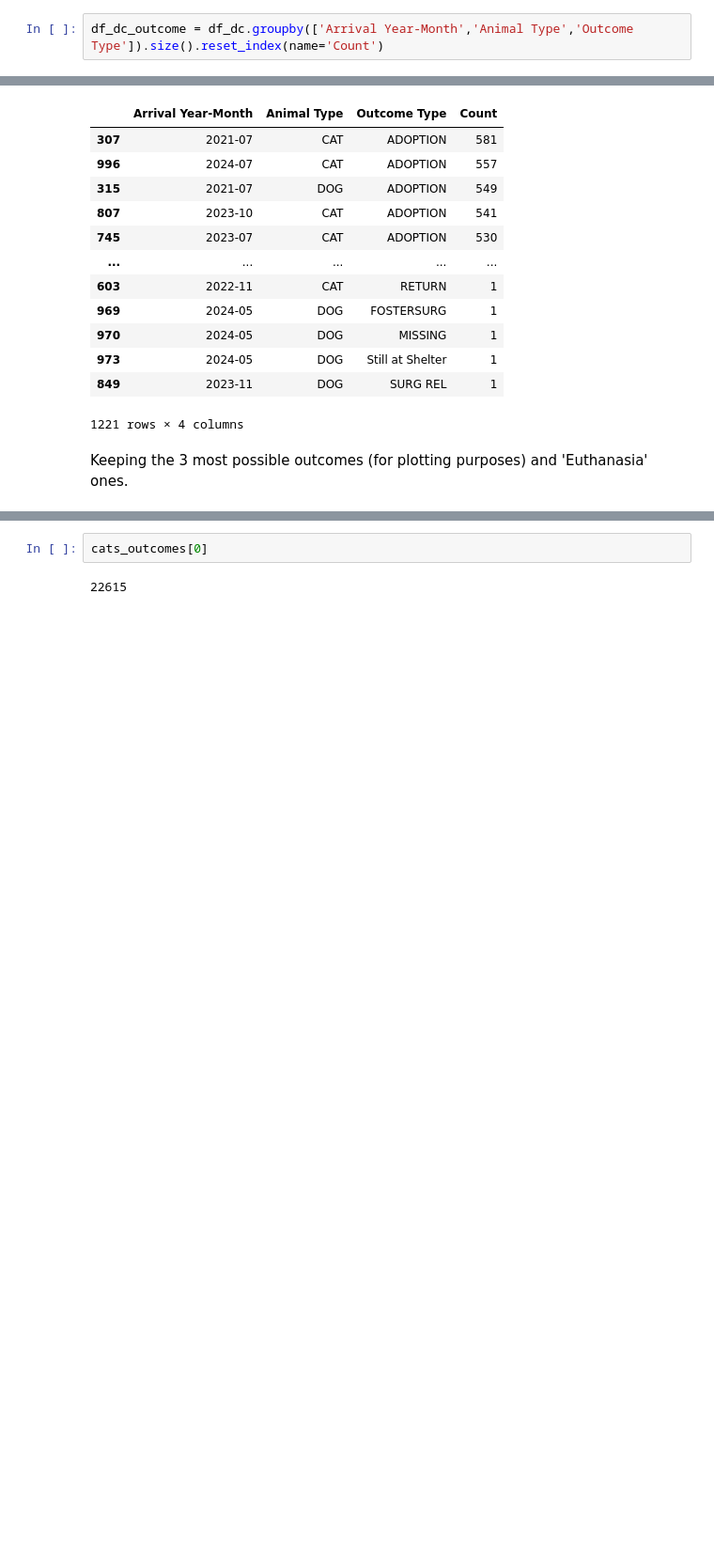
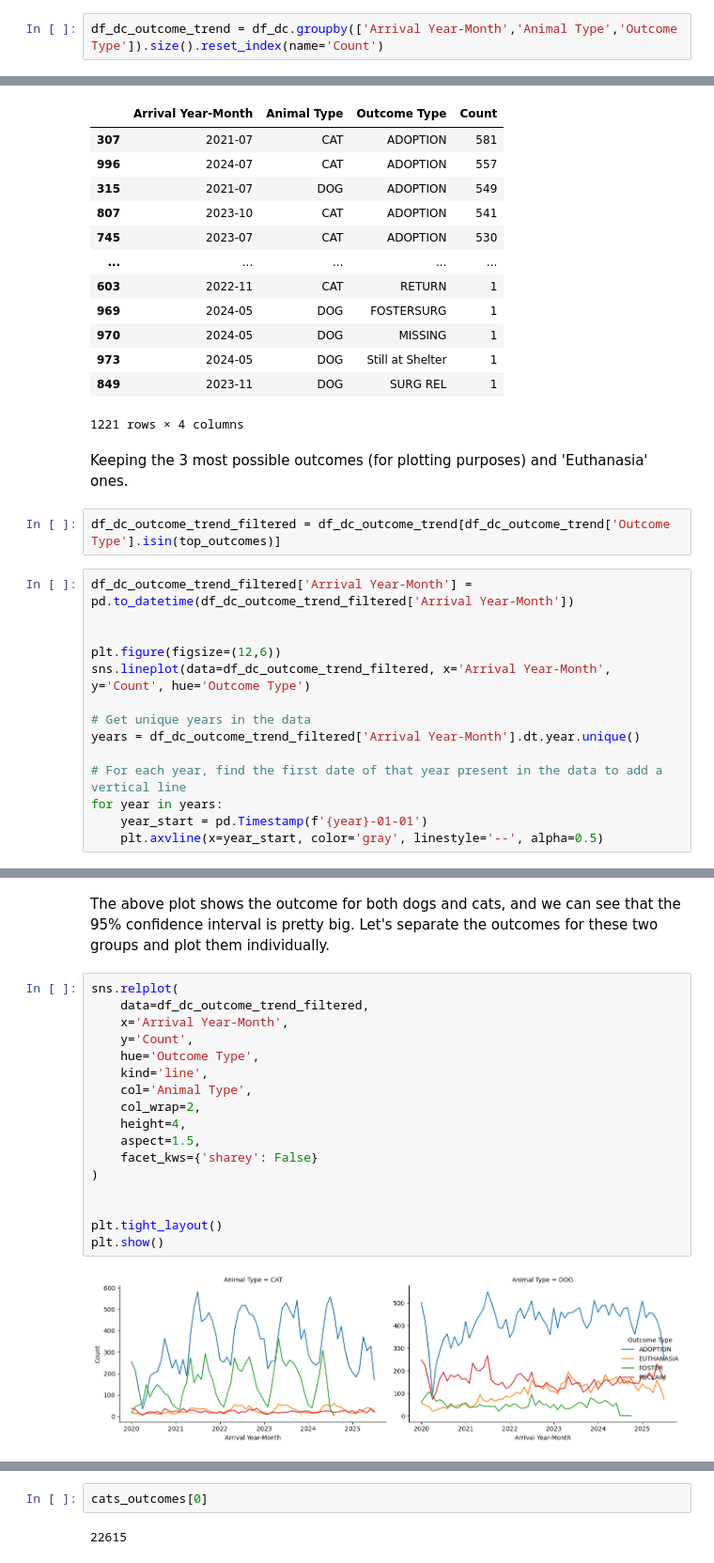
Before and after one commit to nazilagundogdu/springboard, a Jupyter notebook: StoryTelling/Analysis.ipynb, the cells around one changed output, grey strips where cells are left out. Shown at 94% size. Cells and saved outputs as stored; diff of their text form; blank space fills up the shorter version.

```diff
--- a/StoryTelling/Analysis.ipynb
+++ b/StoryTelling/Analysis.ipynb
@@ -306,3 +355,3 @@ df_dc
 # %%
-df_dc_outcome = df_dc.groupby(['Arrival Year-Month','Animal Type','Outcome Type']).size().reset_index(name='Count')
+df_dc_outcome_trend = df_dc.groupby(['Arrival Year-Month','Animal Type','Outcome Type']).size().reset_index(name='Count')
 # %%
@@ -323,3 +372,19 @@ df_dc_outcome.sort_values(by = 'Count', ascending = False)
 1221 rows × 4 columns
 # %% [markdown]
 Keeping the 3 most possible outcomes (for plotting purposes) and 'Euthanasia' ones.
+# %%
+df_dc_outcome_trend_filtered = df_dc_outcome_trend[df_dc_outcome_trend['Outcome Type'].isin(top_outcomes)]
+# %%
+df_dc_outcome_trend_filtered['Arrival Year-Month'] = pd.to_datetime(df_dc_outcome_trend_filtered['Arrival Year-Month'])
+
+
+plt.figure(figsize=(12,6))
+sns.lineplot(data=df_dc_outcome_trend_filtered, x='Arrival Year-Month', y='Count', hue='Outcome Type')
+
+# Get unique years in the data
+years = df_dc_outcome_trend_filtered['Arrival Year-Month'].dt.year.unique()
+
+# For each year, find the first date of that year present in the data to add a vertical line
+for year in years:
+    year_start = pd.Timestamp(f'{year}-01-01')
+    plt.axvline(x=year_start, color='gray', linestyle='--', alpha=0.5)
@@ -325,0 +393,21 @@ Keeping the 3 most possible outcomes (for plotting purposes) and 'Euthanasia' on
+# %% [markdown]
+The above plot shows the outcome for both dogs and cats, and we can see that the 95% confidence interval is pretty big. Let's separate the outcomes for these two groups and plot them individually.
+# %%
+sns.relplot(
+    data=df_dc_outcome_trend_filtered,
+    x='Arrival Year-Month',
+    y='Count',
+    hue='Outcome Type',
+    kind='line',
+    col='Animal Type',
+    col_wrap=2,
+    height=4,
+    aspect=1.5,
+    facet_kws={'sharey': False}
+)
+
+
+plt.tight_layout()
+plt.show()
+# %% [output]
+[figure, added]
```
Also changed, not shown: parts of 82 cells of this notebook, 3 other files.
